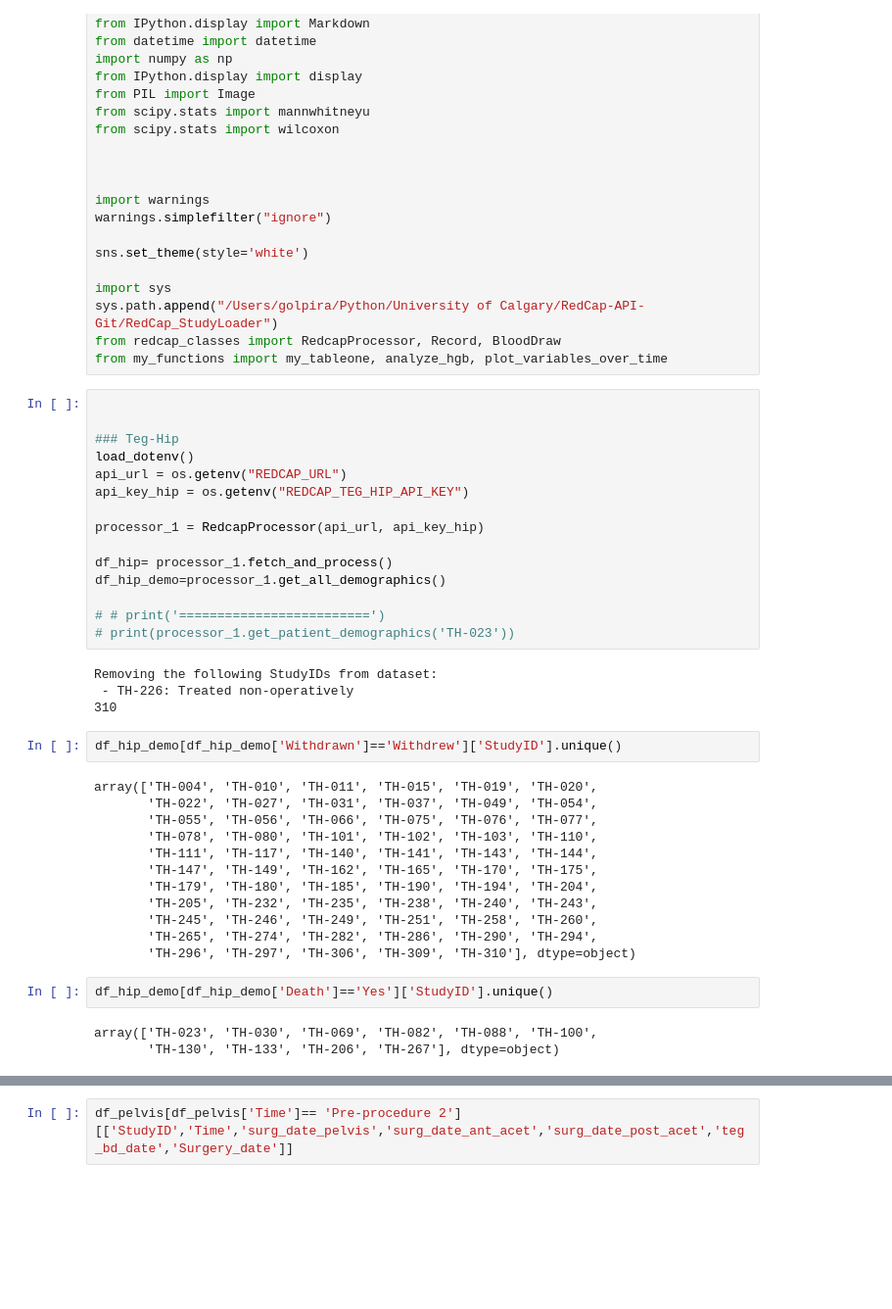
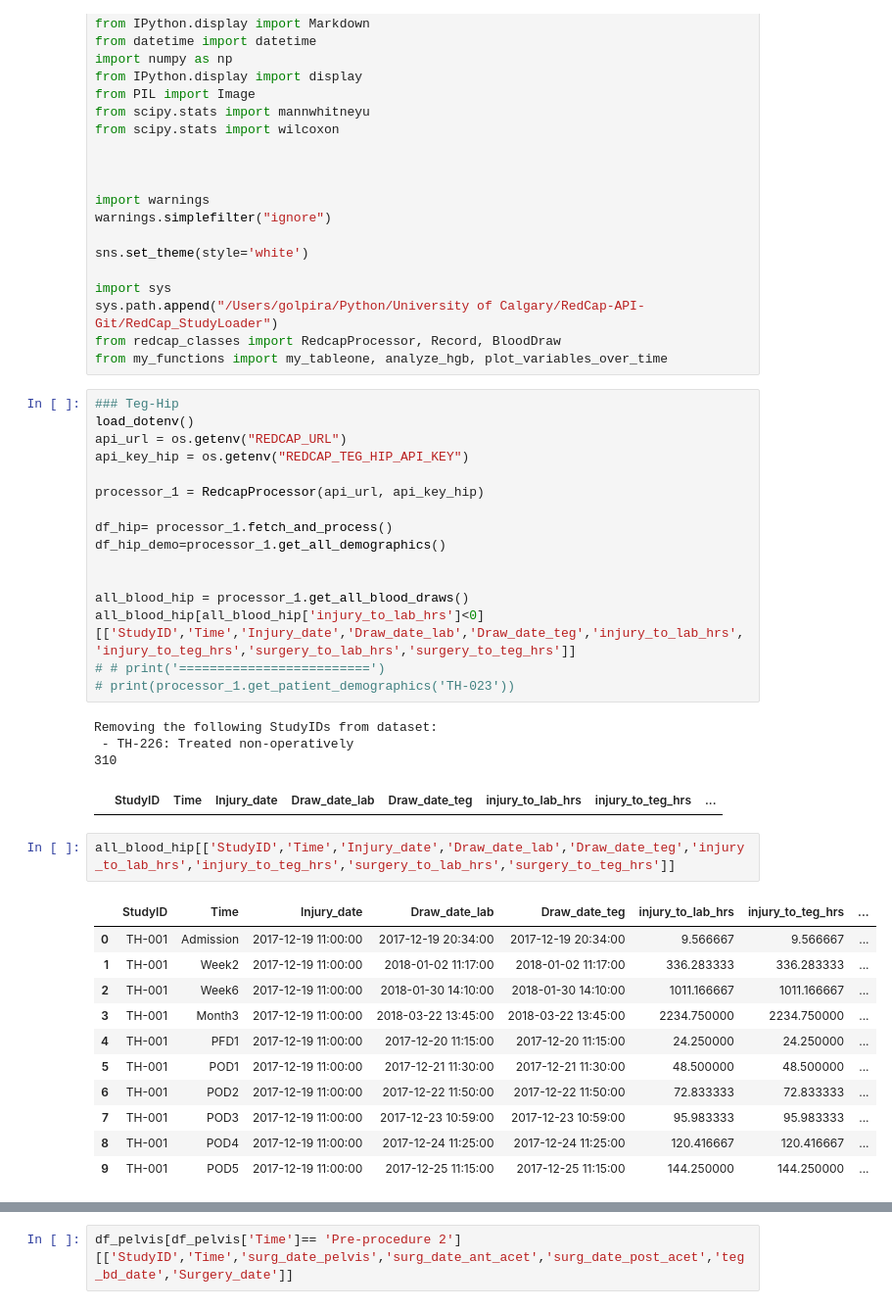
Before and after one commit to golpiraelmi/Classes, a Jupyter notebook: MyLittleProjcet_V2.ipynb, the cells around one changed output, grey strips where cells are left out. Shown: that part at 98% size. Saved outputs shown, nothing was run; the diff lists cells and outputs as text; blank space fills up the shorter version.

```diff
--- a/MyLittleProjcet_V2.ipynb
+++ b/MyLittleProjcet_V2.ipynb
@@ -28,8 +28,6 @@ sys.path.append("/Users/golpira/Python/University of Calgary/RedCap-API-Git/RedC
 from redcap_classes import RedcapProcessor, Record, BloodDraw
 from my_functions import my_tableone, analyze_hgb, plot_variables_over_time
 # %%
-
-
 ### Teg-Hip
 load_dotenv()
 api_url = os.getenv("REDCAP_URL")
@@ -40,31 +38,30 @@ processor_1 = RedcapProcessor(api_url, api_key_hip)
 df_hip= processor_1.fetch_and_process()
 df_hip_demo=processor_1.get_all_demographics()
 
+
+all_blood_hip = processor_1.get_all_blood_draws()
+all_blood_hip[all_blood_hip['injury_to_lab_hrs']<0][['StudyID','Time','Injury_date','Draw_date_lab','Draw_date_teg','injury_to_lab_hrs','injury_to_teg_hrs','surgery_to_lab_hrs','surgery_to_teg_hrs']]
 # # print('=========================')
 # print(processor_1.get_patient_demographics('TH-023'))
 # %% [output]
 Removing the following StudyIDs from dataset:
  - TH-226: Treated non-operatively
 310
+|  | StudyID | Time | Injury_date | Draw_date_lab | Draw_date_teg | injury_to_lab_hrs | injury_to_teg_hrs | ... |
-# %%
-df_hip_demo[df_hip_demo['Withdrawn']=='Withdrew']['StudyID'].unique()
-# %% [output]
-array(['TH-004', 'TH-010', 'TH-011', 'TH-015', 'TH-019', 'TH-020',
-       'TH-022', 'TH-027', 'TH-031', 'TH-037', 'TH-049', 'TH-054',
-       'TH-055', 'TH-056', 'TH-066', 'TH-075', 'TH-076', 'TH-077',
-       'TH-078', 'TH-080', 'TH-101', 'TH-102', 'TH-103', 'TH-110',
-       'TH-111', 'TH-117', 'TH-140', 'TH-141', 'TH-143', 'TH-144',
-       'TH-147', 'TH-149', 'TH-162', 'TH-165', 'TH-170', 'TH-175',
-       'TH-179', 'TH-180', 'TH-185', 'TH-190', 'TH-194', 'TH-204',
-       'TH-205', 'TH-232', 'TH-235', 'TH-238', 'TH-240', 'TH-243',
-       'TH-245', 'TH-246', 'TH-249', 'TH-251', 'TH-258', 'TH-260',
-       'TH-265', 'TH-274', 'TH-282', 'TH-286', 'TH-290', 'TH-294',
-       'TH-296', 'TH-297', 'TH-306', 'TH-309', 'TH-310'], dtype=object)
-# %%
-df_hip_demo[df_hip_demo['Death']=='Yes']['StudyID'].unique()
-# %% [output]
-array(['TH-023', 'TH-030', 'TH-069', 'TH-082', 'TH-088', 'TH-100',
-       'TH-130', 'TH-133', 'TH-206', 'TH-267'], dtype=object)
+# %%
+all_blood_hip[['StudyID','Time','Injury_date','Draw_date_lab','Draw_date_teg','injury_to_lab_hrs','injury_to_teg_hrs','surgery_to_lab_hrs','surgery_to_teg_hrs']]
+# %% [output]
+|  | StudyID | Time | Injury_date | Draw_date_lab | Draw_date_teg | injury_to_lab_hrs | injury_to_teg_hrs | ... |
+| 0 | TH-001 | Admission | 2017-12-19 11:00:00 | 2017-12-19 20:34:00 | 2017-12-19 20:34:00 | 9.566667 | 9.566667 | ... |
+| 1 | TH-001 | Week2 | 2017-12-19 11:00:00 | 2018-01-02 11:17:00 | 2018-01-02 11:17:00 | 336.283333 | 336.283333 | ... |
+| 2 | TH-001 | Week6 | 2017-12-19 11:00:00 | 2018-01-30 14:10:00 | 2018-01-30 14:10:00 | 1011.166667 | 1011.166667 | ... |
+| 3 | TH-001 | Month3 | 2017-12-19 11:00:00 | 2018-03-22 13:45:00 | 2018-03-22 13:45:00 | 2234.750000 | 2234.750000 | ... |
+| 4 | TH-001 | PFD1 | 2017-12-19 11:00:00 | 2017-12-20 11:15:00 | 2017-12-20 11:15:00 | 24.250000 | 24.250000 | ... |
+| 5 | TH-001 | POD1 | 2017-12-19 11:00:00 | 2017-12-21 11:30:00 | 2017-12-21 11:30:00 | 48.500000 | 48.500000 | ... |
+| 6 | TH-001 | POD2 | 2017-12-19 11:00:00 | 2017-12-22 11:50:00 | 2017-12-22 11:50:00 | 72.833333 | 72.833333 | ... |
+| 7 | TH-001 | POD3 | 2017-12-19 11:00:00 | 2017-12-23 10:59:00 | 2017-12-23 10:59:00 | 95.983333 | 95.983333 | ... |
+| 8 | TH-001 | POD4 | 2017-12-19 11:00:00 | 2017-12-24 11:25:00 | 2017-12-24 11:25:00 | 120.416667 | 120.416667 | ... |
+| 9 | TH-001 | POD5 | 2017-12-19 11:00:00 | 2017-12-25 11:15:00 | 2017-12-25 11:15:00 | 144.250000 | 144.250000 | ... |
 # %%
 # ### Hip Pathway
 load_dotenv()
```
Also changed, not shown: parts of 28 cells of this notebook.
